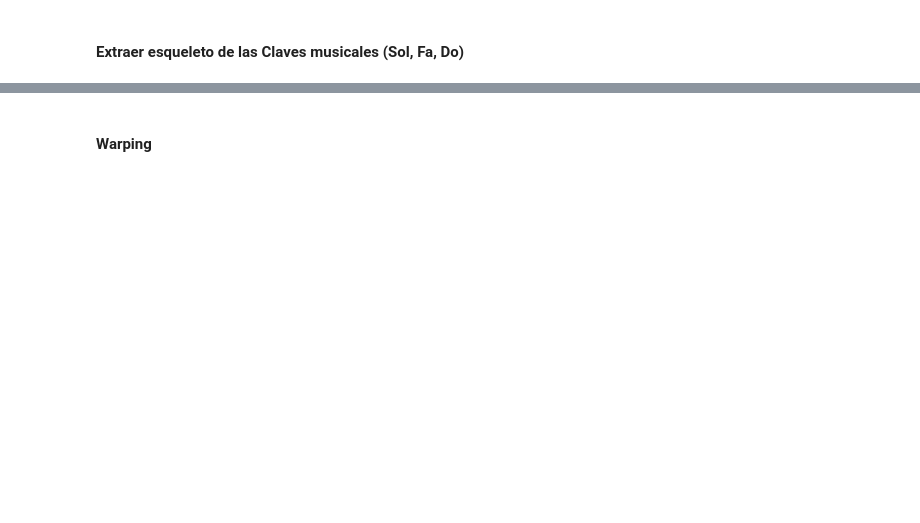
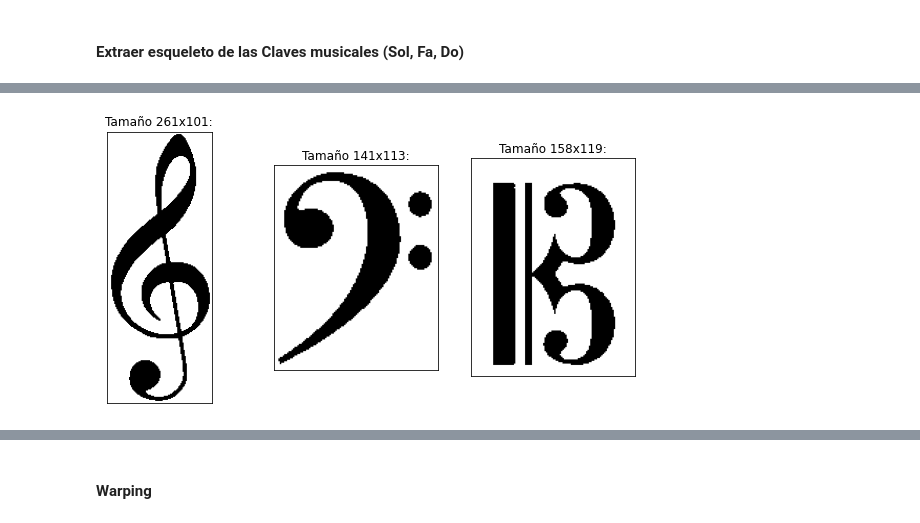
Before and after one commit to Carhuacusma/CC61_PDI_Trabajo_Final, a Jupyter notebook: CC61_PDI_Trabajo_Final.ipynb, the cells around one changed output, grey strips where cells are left out. Cells and saved outputs as stored; diff of their text form; code cells hidden in the pictures; blank space fills up the shorter version.

```diff
--- a/CC61_PDI_Trabajo_Final.ipynb
+++ b/CC61_PDI_Trabajo_Final.ipynb
@@ -167,20 +205,2 @@ plt.imshow(imIdeal)
 # %% [markdown]
 #### Extraer esqueleto de las Claves musicales (Sol, Fa, Do)
-# %%
-# TODO _____________________________ Like... all
-arr_claves_contornos = []
-for i in range(4):
-  contours, _ = cv2.findContours(arr_claves_canny[i], cv2.RETR_EXTERNAL, cv2.CHAIN_APPROX_SIMPLE)
-  aux = cv2.cvtColor(arr_claves_grises[i].copy(),cv2.COLOR_GRAY2BGR)
-  cv2.drawContours(aux, [contours[0]], -1, (0,0,255), 3)
-  if i == 0:
-    print("==============")
-    print(contours[0])
-    #print("***********")
-    #print(contours[1])
-    #print("***********")
-    #print(contours[2])
-    #print("==============")
-    #print("So: ",len(contours))
-    cv2_imshow(aux)
-  #cv2_imshow(aux)
@@ -189,0 +246,8 @@ def orientaSegunLineas(imCanny):
+# %%
+def aux(imagenGris):
+  _, binarized = cv2.threshold(imagenGris, 120, 255, cv2.THRESH_BINARY)
+  return binarized
+arrClaves_Binarized = filtrarArrIm(arrClaves_Grises,aux)
+graficarArr(arrClaves_Binarized)
+# %% [output]
+[figure, added]
```
Also changed, not shown: parts of 82 cells of this notebook.
